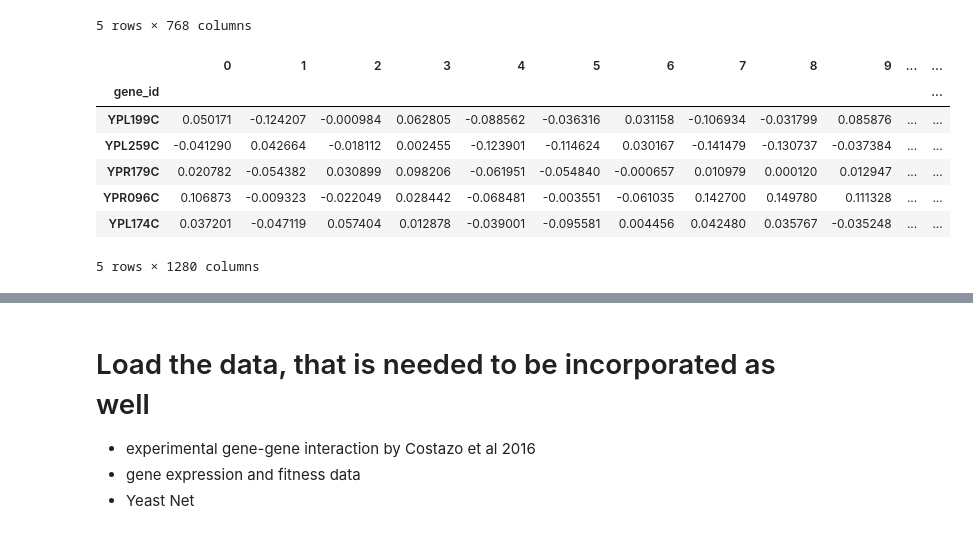
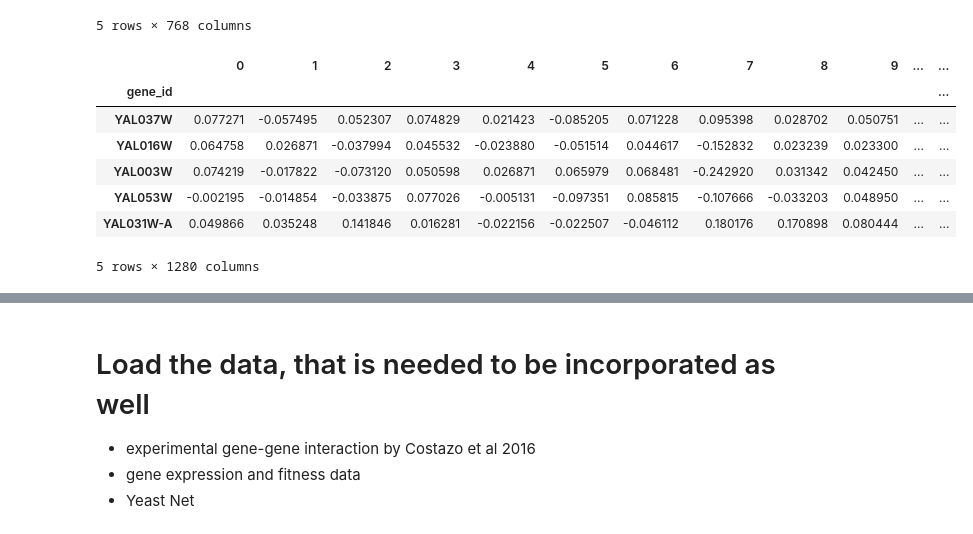
Before and after one commit to lesves/yeast-embeddings, a Jupyter notebook: ForSysGen.ipynb, the cells around one changed output, grey strips where cells are left out. Cells and saved outputs as stored; diff of their text form; code cells hidden in the pictures.

```diff
--- a/ForSysGen.ipynb
+++ b/ForSysGen.ipynb
@@ -69,19 +64,19 @@ lm_3utr_emb.head()
 | YAL009W | -0.019958 | -0.248688 | -0.054502 | 0.086972 | 0.208853 | 0.028963 | -0.019007 | -0.138868 | -0.011246 | 0.009775 | ... | ... |
 5 rows × 768 columns
 # %%
-# Protein embeddings from ESM2 -> The ESM-2 model is a transformer-based protein language model that was pretrained on masked language model (MLM) task
+# Protein embeddings from ESM2
 #dataset = pd.read_pickle("/s/project/semi_supervised_multispecies/Downstream/Sequences/Annotation/Sequences/saccharomyces_cerevisiae/all_w_protein_seqs_embs.pickle")
 #prot_emb = pd.DataFrame(np.stack(dataset.protein_emb.dropna().values), index=dataset.gene_id)
 prot_emb = pd.read_parquet('Data/protein_emb.parquet')
-prot_emb.tail()
+prot_emb.head()
 # %% [output]
 |  | 0 | 1 | 2 | 3 | 4 | 5 | 6 | 7 | 8 | 9 | ... | ... |
 | gene_id |  |  |  |  |  |  |  |  |  |  |  | ... |
-| YPL199C | 0.050171 | -0.124207 | -0.000984 | 0.062805 | -0.088562 | -0.036316 | 0.031158 | -0.106934 | -0.031799 | 0.085876 | ... | ... |
-| YPL259C | -0.041290 | 0.042664 | -0.018112 | 0.002455 | -0.123901 | -0.114624 | 0.030167 | -0.141479 | -0.130737 | -0.037384 | ... | ... |
-| YPR179C | 0.020782 | -0.054382 | 0.030899 | 0.098206 | -0.061951 | -0.054840 | -0.000657 | 0.010979 | 0.000120 | 0.012947 | ... | ... |
-| YPR096C | 0.106873 | -0.009323 | -0.022049 | 0.028442 | -0.068481 | -0.003551 | -0.061035 | 0.142700 | 0.149780 | 0.111328 | ... | ... |
-| YPL174C | 0.037201 | -0.047119 | 0.057404 | 0.012878 | -0.039001 | -0.095581 | 0.004456 | 0.042480 | 0.035767 | -0.035248 | ... | ... |
+| YAL037W | 0.077271 | -0.057495 | 0.052307 | 0.074829 | 0.021423 | -0.085205 | 0.071228 | 0.095398 | 0.028702 | 0.050751 | ... | ... |
+| YAL016W | 0.064758 | 0.026871 | -0.037994 | 0.045532 | -0.023880 | -0.051514 | 0.044617 | -0.152832 | 0.023239 | 0.023300 | ... | ... |
+| YAL003W | 0.074219 | -0.017822 | -0.073120 | 0.050598 | 0.026871 | 0.065979 | 0.068481 | -0.242920 | 0.031342 | 0.042450 | ... | ... |
+| YAL053W | -0.002195 | -0.014854 | -0.033875 | 0.077026 | -0.005131 | -0.097351 | 0.085815 | -0.107666 | -0.033203 | 0.048950 | ... | ... |
+| YAL031W-A | 0.049866 | 0.035248 | 0.141846 | 0.016281 | -0.022156 | -0.022507 | -0.046112 | 0.180176 | 0.170898 | 0.080444 | ... | ... |
 5 rows × 1280 columns
 # %%
 def zscore_matrix(mat):
```
Also changed, not shown: parts of 46 cells of this notebook.
